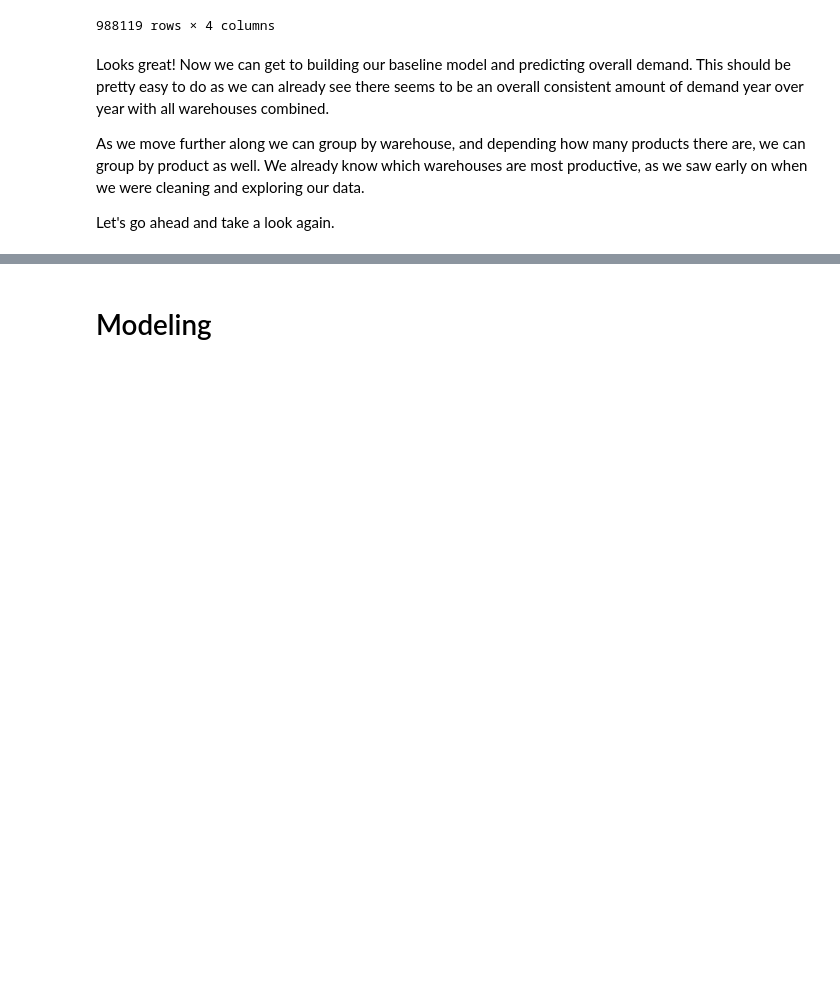
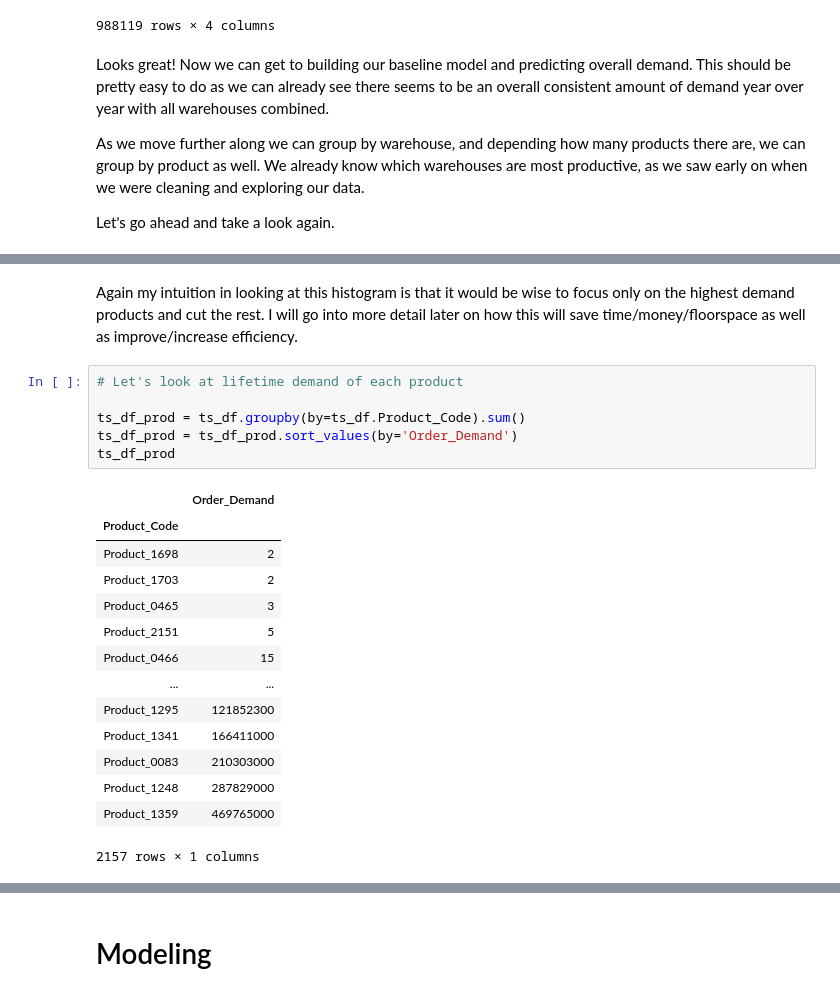
Before and after one commit to JessicaFB/Product-Demand-Forecasting, a Jupyter notebook: Predicting-Product-Demand.ipynb, the cells around one changed output, grey strips where cells are left out. Cells and saved outputs as stored; diff of their text form; blank space fills up the shorter version.

```diff
--- a/Predicting-Product-Demand.ipynb
+++ b/Predicting-Product-Demand.ipynb
@@ -324,0 +348,23 @@ We can see the order here of most productive warehouses, with J and A in the lea
+# %% [markdown]
+Again my intuition in looking at this histogram is that it would be wise to focus only on the highest demand products and cut the rest. I will go into more detail later on how this will save time/money/floorspace as well as improve/increase efficiency.
+# %%
+# Let's look at lifetime demand of each product
+
+ts_df_prod = ts_df.groupby(by=ts_df.Product_Code).sum()
+ts_df_prod = ts_df_prod.sort_values(by='Order_Demand')
+ts_df_prod
+# %% [output]
+|  | Order_Demand |
+| Product_Code |  |
+| Product_1698 | 2 |
+| Product_1703 | 2 |
+| Product_0465 | 3 |
+| Product_2151 | 5 |
+| Product_0466 | 15 |
+| ... | ... |
+| Product_1295 | 121852300 |
+| Product_1341 | 166411000 |
+| Product_0083 | 210303000 |
+| Product_1248 | 287829000 |
+| Product_1359 | 469765000 |
+2157 rows × 1 columns
```
Also changed, not shown: parts of 11 cells of this notebook.
